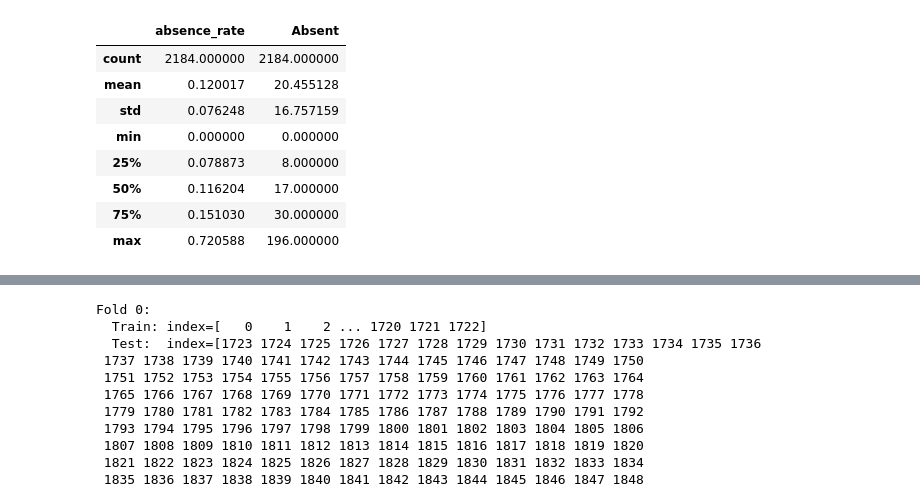
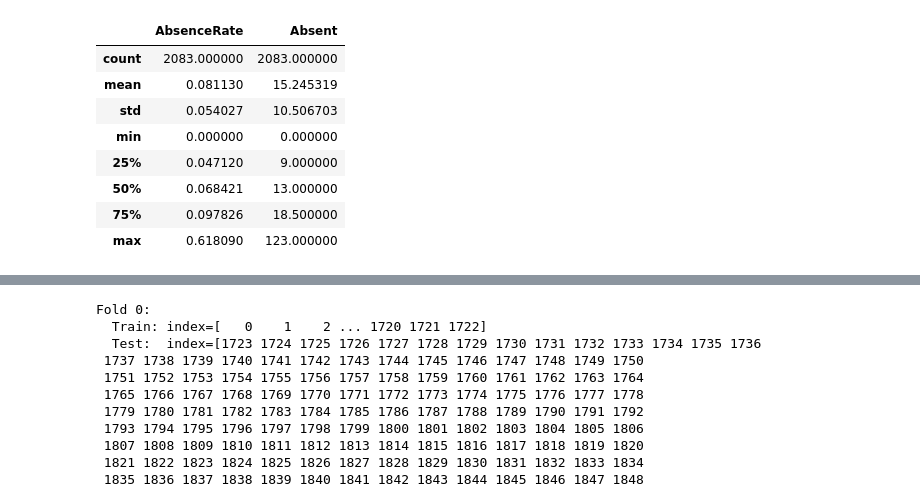
Before and after one commit to tarachiatovich/zero_to_ai_sdp_2025, a Jupyter notebook: zero_to_ai_time_series_forecasting.ipynb, the cells around one changed output, grey strips where cells are left out. Cells and saved outputs as stored; diff of their text form; code cells hidden in the pictures.

```diff
--- a/zero_to_ai_time_series_forecasting.ipynb
+++ b/zero_to_ai_time_series_forecasting.ipynb
@@ -48,3 +37,5 @@ attendance_data = pd.concat(temp_dfs)
+# %%
+attendance_data = pd.read_csv(git_nyc_path)
 # %%
 # Look at the columns
 attendance_data.info()
@@ -88,7 +76,14 @@ Name: count, Length: 1795, dtype: int64
+# %%
+# We need the Date column to be an official
+# datetime object
+attendance_data['Date'] = pd.to_datetime(
+    attendance_data['Date'], dayfirst=False, format='mixed'
+)
 # %%
-# Store two school IDs to limit the data to one school at a time
-school_id_to_use = '15K592'
-school_id_to_use_2 = '01M015'
+# We're going to work with just one school for now,
+# though you can do the same analysis choosing another
+# school later on
+school_id_to_use = '01M015'
 # %%
 # Creating dataframes limited to one school
 data_1_school = attendance_data.loc[attendance_data['School'] == school_id_to_use].sort_values('Date')
@@ -118,18 +120,17 @@ sns.lineplot(data=data_2_school, x='Date', y='Absent')
 # %%
 # Create an absence rate that adjusts for enrollment for both schools
-data_1_school['absence_rate'] = data_1_school['Absent']/data_1_school['Enrolled']
-data_2_school['absence_rate'] = data_2_school['Absent']/data_2_school['Enrolled']
+data_1_school['AbsenceRate'] = data_1_school['Absent']/data_1_school['Enrolled']
 # %%
-# Let's get descriptives on absence_rate
-data_1_school[['absence_rate', 'Absent']].describe()
+# Let's get descriptives on AbsenceRate
+data_1_school[['AbsenceRate', 'Absent']].describe()
 # %% [output]
-|  | absence_rate | Absent |
-| count | 2184.000000 | 2184.000000 |
-| mean | 0.120017 | 20.455128 |
-| std | 0.076248 | 16.757159 |
+|  | AbsenceRate | Absent |
+| count | 2083.000000 | 2083.000000 |
+| mean | 0.081130 | 15.245319 |
+| std | 0.054027 | 10.506703 |
 | min | 0.000000 | 0.000000 |
-| 25% | 0.078873 | 8.000000 |
-| 50% | 0.116204 | 17.000000 |
-| 75% | 0.151030 | 30.000000 |
-| max | 0.720588 | 196.000000 |
+| 25% | 0.047120 | 9.000000 |
+| 50% | 0.068421 | 13.000000 |
+| 75% | 0.097826 | 18.500000 |
+| max | 0.618090 | 123.000000 |
 # %%
```
Also changed, not shown: parts of 34 cells of this notebook.
